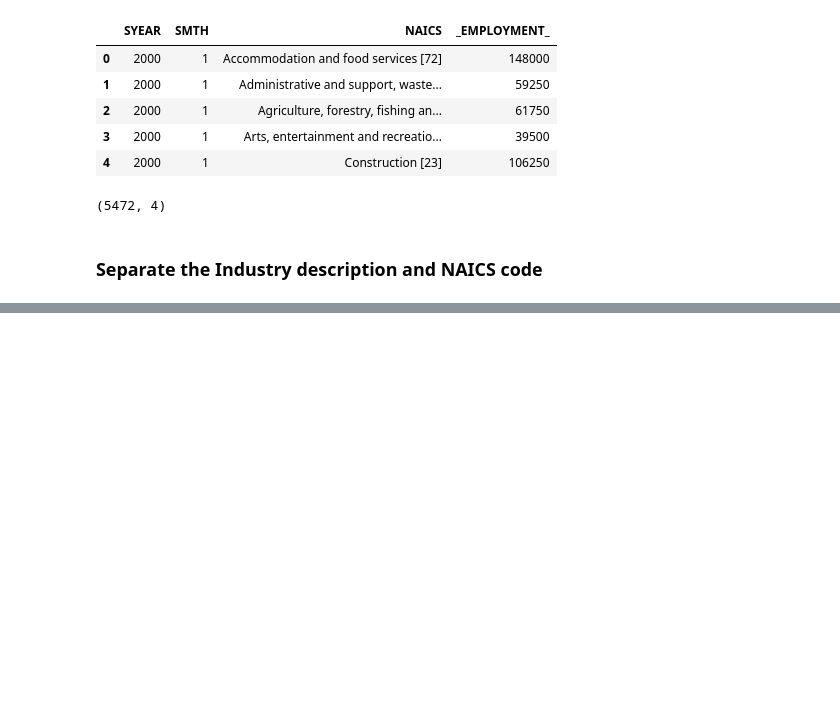
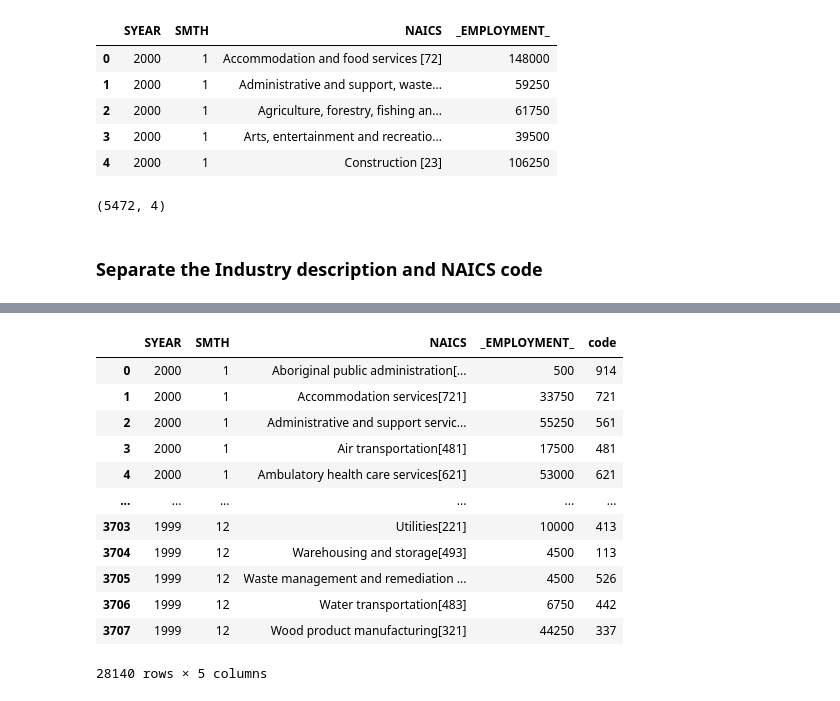
Before and after one commit to geehaad/Time-Series-Analysis-of-NAICS, a Jupyter notebook: Time Series Analysis of NAICS.ipynb, the cells around one changed output, grey strips where cells are left out. Cells and saved outputs as stored; diff of their text form; code cells hidden in the pictures; blank space fills up the shorter version.

```diff
--- a/Time Series Analysis of NAICS.ipynb
+++ b/Time Series Analysis of NAICS.ipynb
@@ -176,0 +192,5 @@ df_2_NAICS.head()
+# %%
+# Get the data of 3digit NAICS industries
+df_3_NAICS = pd.concat(map(pd.read_csv, ['Data/RTRA_Employ_3NAICS_00_05.csv','Data/RTRA_Employ_3NAICS_06_10.csv',
+                                         'Data/RTRA_Employ_3NAICS_11_15.csv','Data/RTRA_Employ_3NAICS_16_20.csv',
+                                         'Data/RTRA_Employ_3NAICS_97_99.csv']))
@@ -176,0 +206,22 @@ df_2_NAICS.head()
+# %%
+# Separate the Industry description and NAICS code
+code3 = pd.DataFrame(df_3_NAICS['NAICS'].str.split('[').tolist(), columns=["NAICS","code"])
+code3 = pd.DataFrame(code3['code'].str.replace(']', ''))
+# %%
+df_3_NAICS["code"] = code3["code"]
+# %%
+df_3_NAICS
+# %% [output]
+|  | SYEAR | SMTH | NAICS | _EMPLOYMENT_ | code |
+| 0 | 2000 | 1 | Aboriginal public administration[... | 500 | 914 |
+| 1 | 2000 | 1 | Accommodation services[721] | 33750 | 721 |
+| 2 | 2000 | 1 | Administrative and support servic... | 55250 | 561 |
+| 3 | 2000 | 1 | Air transportation[481] | 17500 | 481 |
+| 4 | 2000 | 1 | Ambulatory health care services[621] | 53000 | 621 |
+| ... | ... | ... | ... | ... | ... |
+| 3703 | 1999 | 12 | Utilities[221] | 10000 | 413 |
+| 3704 | 1999 | 12 | Warehousing and storage[493] | 4500 | 113 |
+| 3705 | 1999 | 12 | Waste management and remediation ... | 4500 | 526 |
+| 3706 | 1999 | 12 | Water transportation[483] | 6750 | 442 |
+| 3707 | 1999 | 12 | Wood product manufacturing[321] | 44250 | 337 |
+28140 rows × 5 columns
```
Also changed, not shown: parts of 15 cells of this notebook.
